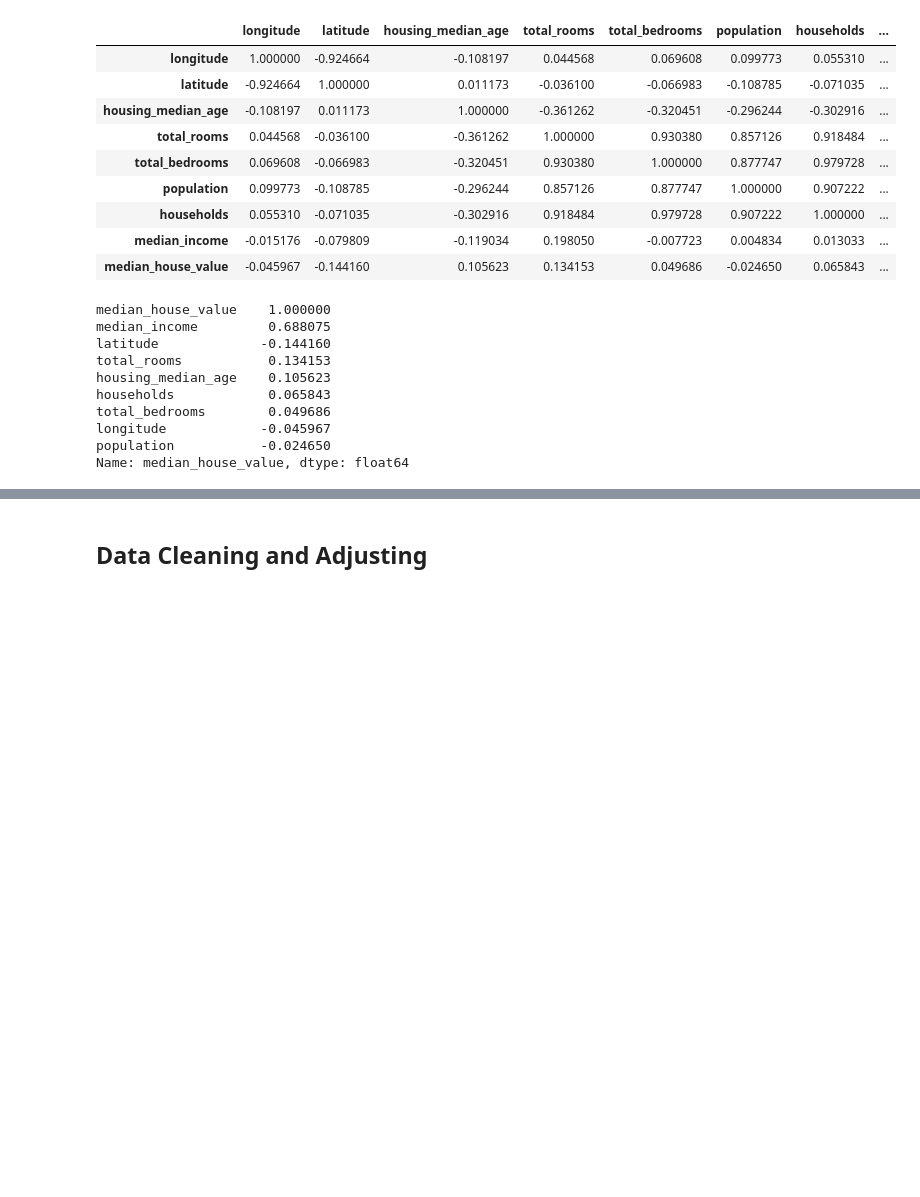
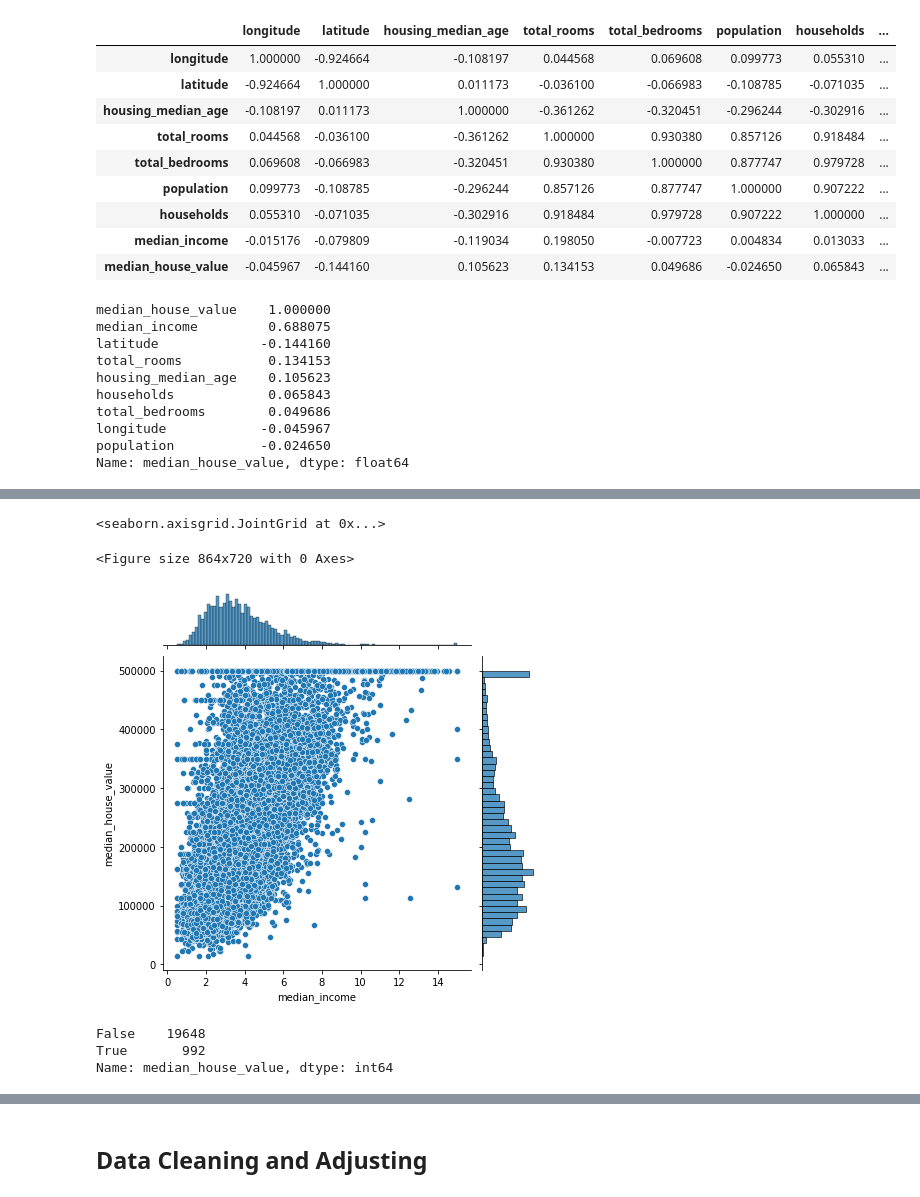
Before and after one commit to akhalifaa/CanadaHousing, a Jupyter notebook: CanadaHousing.ipynb, the cells around one changed output, grey strips where cells are left out. Cells and saved outputs as stored; diff of their text form; code cells hidden in the pictures; blank space fills up the shorter version.

```diff
--- a/CanadaHousing.ipynb
+++ b/CanadaHousing.ipynb
@@ -106,0 +125,13 @@ Name: median_house_value, dtype: float64
+# %%
+plt.figure(figsize=(12,10))
+sns.jointplot('median_income','median_house_value',h)
+# %% [output]
+<seaborn.axisgrid.JointGrid at 0x...>
+<Figure size 864x720 with 0 Axes>
+[figure, added]
+# %%
+(h['median_house_value'] >= 500000).value_counts()
+# %% [output]
+False    19648
+True       992
+Name: median_house_value, dtype: int64
```
Also changed, not shown: parts of 31 cells of this notebook.
